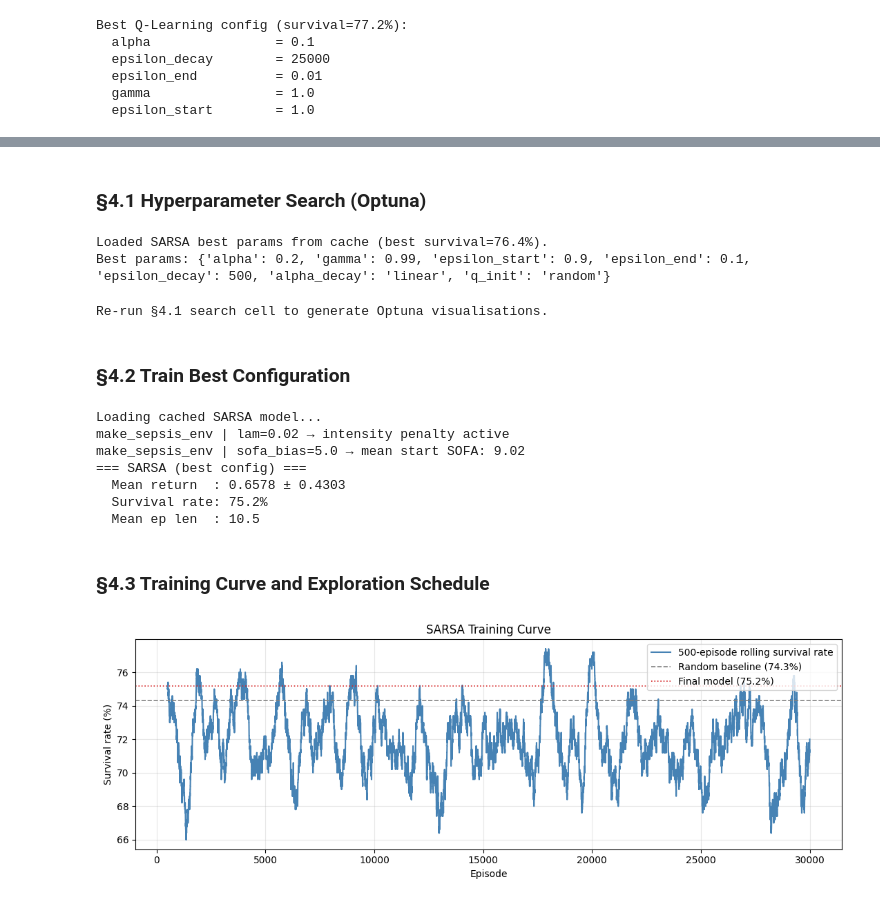
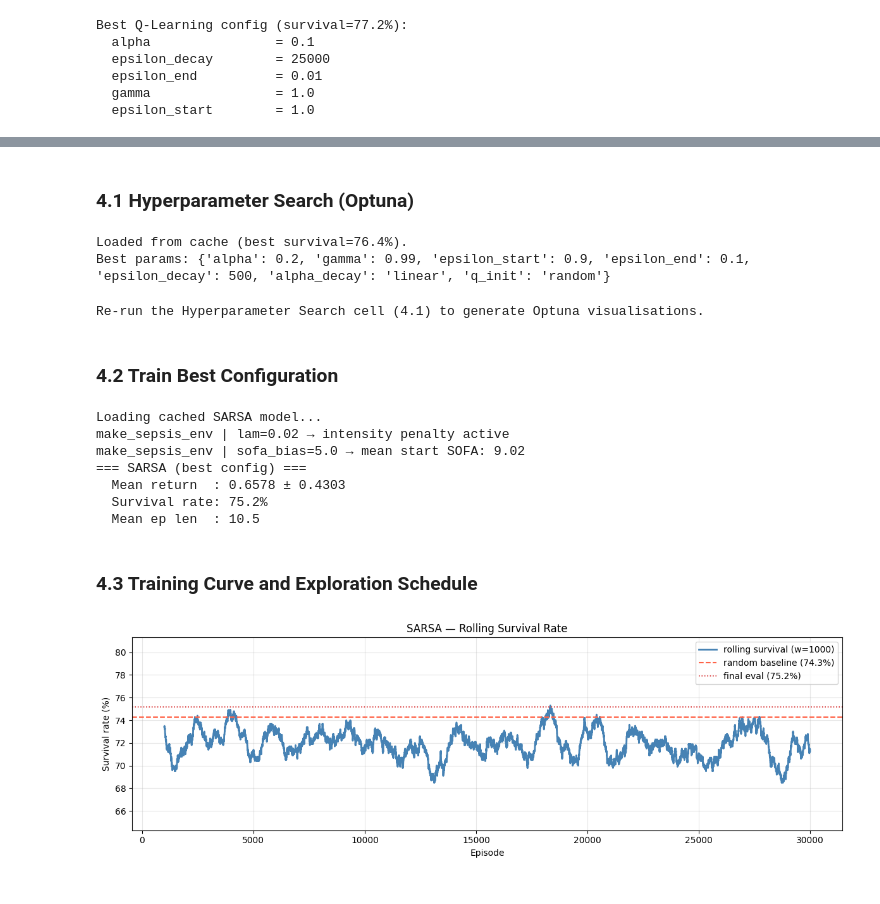
Before and after one commit to Mehmet1700/reinforcement-learning-project, a Jupyter notebook: notebooks/01_config_a.ipynb, the cells around one changed output, grey strips where cells are left out. Drawn from its saved outputs; the diff is of its cells as text; code cells hidden in the pictures.

```diff
--- a/notebooks/01_config_a.ipynb
+++ b/notebooks/01_config_a.ipynb
@@ -254,14 +254,14 @@ Key difference from DP: Q-Learning requires no knowledge of P or R — it learns
 # %%
-QL_CSV   = f'{SEARCH_DIR}/ql_grid_results.csv'
-QL_N_EPS = 10_000    # episodes per trial (fast with env-reuse fix)
-QL_EVAL  = 500       # eval episodes per trial (full N_EVAL for final model)
+QL_CSV = f'{SEARCH_DIR}/ql_grid_results.csv'
+QL_N_EPS = 10_000
+QL_EVAL = 500
 
 ql_grid = {
     'alpha':         [0.05, 0.1, 0.2],
     'epsilon_decay': [5_000, 10_000, 25_000],
     'epsilon_end':   [0.01, 0.05, 0.10],
 }
-# Fixed: gamma=1.0, epsilon_start=1.0, n_episodes=QL_N_EPS
+# gamma=1.0 and epsilon_start=1.0 are fixed across all trials
 ql_combos = [
     {'alpha': a, 'epsilon_decay': ed, 'epsilon_end': ee,
      'gamma': 1.0, 'epsilon_start': 1.0}
@@ -275,12 +275,12 @@ if os.path.exists(QL_CSV):
     ql_grid_df = pd.read_csv(QL_CSV)
     print(f"Loaded from cache ({len(ql_grid_df)} trials).")
 else:
-    ql_results = Parallel(n_jobs=N_JOBS, backend='loky', verbose=5)(
+    ql_results_raw = Parallel(n_jobs=N_JOBS, backend='loky', verbose=5)(
         delayed(run_ql_trial)(i, p, SEARCH_DIR, QL_N_EPS, QL_EVAL, SEED, project_root)
         for i, p in enumerate(ql_combos)
     )
-    ql_results = [r for r in ql_results if r is not None]
-    ql_grid_df = pd.DataFrame(ql_results).sort_values('survival_rate', ascending=False)
+    ql_results_raw = [r for r in ql_results_raw if r is not None]
+    ql_grid_df = pd.DataFrame(ql_results_raw).sort_values('survival_rate', ascending=False)
     ql_grid_df.to_csv(QL_CSV, index=False)
     print("Q-Learning grid search complete.")
 
@@ -406,35 +463,34 @@ Additional features implemented:
 - **Optimistic Q initialisation**: `q_init=1.0` initialises all Q-values to 1, encouraging early exploration of all state-action pairs.
 - **Hyperparameter search**: Optuna TPE sampler over 7 dimensions.
 # %% [markdown]
-### §4.1 Hyperparameter Search (Optuna)
+### 4.1 Hyperparameter Search (Optuna)
 # %%
 import optuna
 optuna.logging.set_verbosity(optuna.logging.WARNING)
 
 SARSA_BEST_JSON = f'{RESULTS_DIR}/sarsa_best_params.json'
-SARSA_N_EPS     = 5_000    # episodes per Optuna trial
-SARSA_N_TRIALS  = 200
-SARSA_EVAL      = 500
+SARSA_N_EPS = 5_000
+SARSA_N_TRIALS = 200
 
 if os.path.exists(SARSA_BEST_JSON):
     with open(SARSA_BEST_JSON) as f:
         sarsa_search_result = json.load(f)
     best_sarsa_params = sarsa_search_result['params']
-    print(f"Loaded SARSA best params from cache "
-          f"(best survival={sarsa_search_result['best_survival']:.1%}).")
+    print(f"Loaded from cache (best survival={sarsa_search_result['best_survival']:.1%}).")
     print("Best params:", best_sarsa_params)
 else:
-    print(f"Running Optuna SARSA search ({SARSA_N_TRIALS} trials, {SARSA_N_EPS} eps each)...")
+    print(f"Running Optuna search ({SARSA_N_TRIALS} trials, {SARSA_N_EPS} eps each)...")
 
     def _sarsa_objective(trial):
         params = {
-            'alpha':         trial.suggest_categorical('alpha', [0.2, 0.1, 0.05]),
-            'gamma':         trial.suggest_categorical('gamma', [1.0, 0.99, 0.95, 0.9]),
+            'alpha': trial.suggest_categorical('alpha', [0.2, 0.1, 0.05]),
+            # gamma kept >= 0.9 — lower values make the agent clinically myopic
+            'gamma': trial.suggest_categorical('gamma', [1.0, 0.99, 0.95, 0.9]),
             'epsilon_start': trial.suggest_categorical('epsilon_start', [0.9, 0.7, 0.5, 0.3]),
-            'epsilon_end':   trial.suggest_categorical('epsilon_end', [0.01, 0.1, 0.2, 0.3]),
+            'epsilon_end': trial.suggest_categorical('epsilon_end', [0.01, 0.1, 0.2, 0.3]),
             'epsilon_decay': trial.suggest_categorical('epsilon_decay', [3000, 2000, 1000, 500]),
-            'alpha_decay':   trial.suggest_categorical('alpha_decay', ['constant', 'linear']),
-            'q_init':        trial.suggest_categorical('q_init', [0.0, 1.0, 'random']),
+            'alpha_decay': trial.suggest_categorical('alpha_decay', ['constant', 'linear']),
+            'q_init': trial.suggest_categorical('q_init', [0.0, 1.0, 'random']),
         }
         cfg = SARSAConfig(n_episodes=SARSA_N_EPS, **params)
         agent = SARSAAgent(N_STATES, N_ACTIONS, cfg)
@@ -450,10 +506,10 @@ else:
     sarsa_search_result = {'params': best_sarsa_params, 'best_survival': best_sarsa_survival}
     with open(SARSA_BEST_JSON, 'w') as f:
         json.dump(sarsa_search_result, f)
-    print(f"\nBest SARSA survival (in-trial): {best_sarsa_survival:.1%}")
+    print(f"Best survival (in-trial): {best_sarsa_survival:.1%}")
     print("Best params:", best_sarsa_params)
 # %% [output]
-Loaded SARSA best params from cache (best survival=76.4%).
+Loaded from cache (best survival=76.4%).
 Best params: {'alpha': 0.2, 'gamma': 0.99, 'epsilon_start': 0.9, 'epsilon_end': 0.1, 'epsilon_decay': 500, 'alpha_decay': 'linear', 'q_init': 'random'}
 # %%
 # Optuna visualisations (only rendered when search was run this session)
@@ -463,11 +519,11 @@ try:
     fig2 = optuna.visualization.plot_param_importances(sarsa_study)
     fig2.show()
 except NameError:
-    print("Re-run §4.1 search cell to generate Optuna visualisations.")
+    print("Re-run the Hyperparameter Search cell (4.1) to generate Optuna visualisations.")
 # %% [output]
-Re-run §4.1 search cell to generate Optuna visualisations.
+Re-run the Hyperparameter Search cell (4.1) to generate Optuna visualisations.
 # %% [markdown]
-### §4.2 Train Best Configuration
+### 4.2 Train Best Configuration
 # %%
 SARSA_QTABLE  = f'{RESULTS_DIR}/sarsa_qtable.npy'
 SARSA_RETURNS = f'{RESULTS_DIR}/sarsa_returns.npy'
@@ -499,25 +555,33 @@ make_sepsis_env | sofa_bias=5.0 → mean start SOFA: 9.02
   Survival rate: 75.2%
   Mean ep len  : 10.5
 # %% [markdown]
-### §4.3 Training Curve and Exploration Schedule
+### 4.3 Training Curve and Exploration Schedule
 # %%
-W = 500
+W = 1000
 sarsa_surv = np.array([r > 0 for r in sarsa_returns], dtype=float)
 sarsa_roll = np.convolve(sarsa_surv, np.ones(W)/W, mode='valid') * 100
+x_sarsa = np.arange(W-1, len(sarsa_returns))
 
-# Training curve
-fig, ax = plt.subplots(figsize=(11, 4))
-ax.plot(np.arange(W-1, len(sarsa_returns)), sarsa_roll, color='steelblue', linewidth=1.5,
-        label=f'{W}-episode rolling survival rate')
-ax.axhline(random_results['survival_rate']*100, linestyle='--', color='grey',
-           linewidth=1.2, label=f'Random baseline ({random_results["survival_rate"]*100:.1f}%)')
+random_surv = random_results['survival_rate'] * 100
+ymin = max(0, random_surv - 10)
+ymax = min(100, sarsa_roll.max() + 6)
+
+fig, ax = plt.subplots(figsize=(12, 4))
+ax.plot(x_sarsa, sarsa_roll, color='steelblue', linewidth=2,
+        label=f'rolling survival (w={W})')
+ax.axhline(random_surv, linestyle='--', color='tomato',
+           linewidth=1.5, label=f'random baseline ({random_surv:.1f}%)')
 ax.axhline(sarsa_results['survival_rate']*100, linestyle=':', color='tab:red',
-           linewidth=1.2, label=f'Final model ({sarsa_results["survival_rate"]*100:.1f}%)')
-ax.set_xlabel('Episode'); ax.set_ylabel('Survival rate (%)')
-ax.set_title('SARSA Training Curve'); ax.legend(); ax.grid(True, alpha=0.3)
+           linewidth=1.2, label=f'final eval ({sarsa_results["survival_rate"]*100:.1f}%)')
+ax.set_xlabel('Episode')
+ax.set_ylabel('Survival rate (%)')
+ax.set_title('SARSA — Rolling Survival Rate')
+ax.set_ylim(ymin, ymax)
+ax.legend()
+ax.grid(True, alpha=0.3)
 plt.tight_layout()
 plt.savefig('plots/configA_sarsa_curve.png', dpi=150, bbox_inches='tight')
 plt.show()
 # %% [output]
-[figure, old version]
+[figure, new version]
 # %%
```
Also changed, not shown: parts of 36 cells of this notebook, 5 other files.
